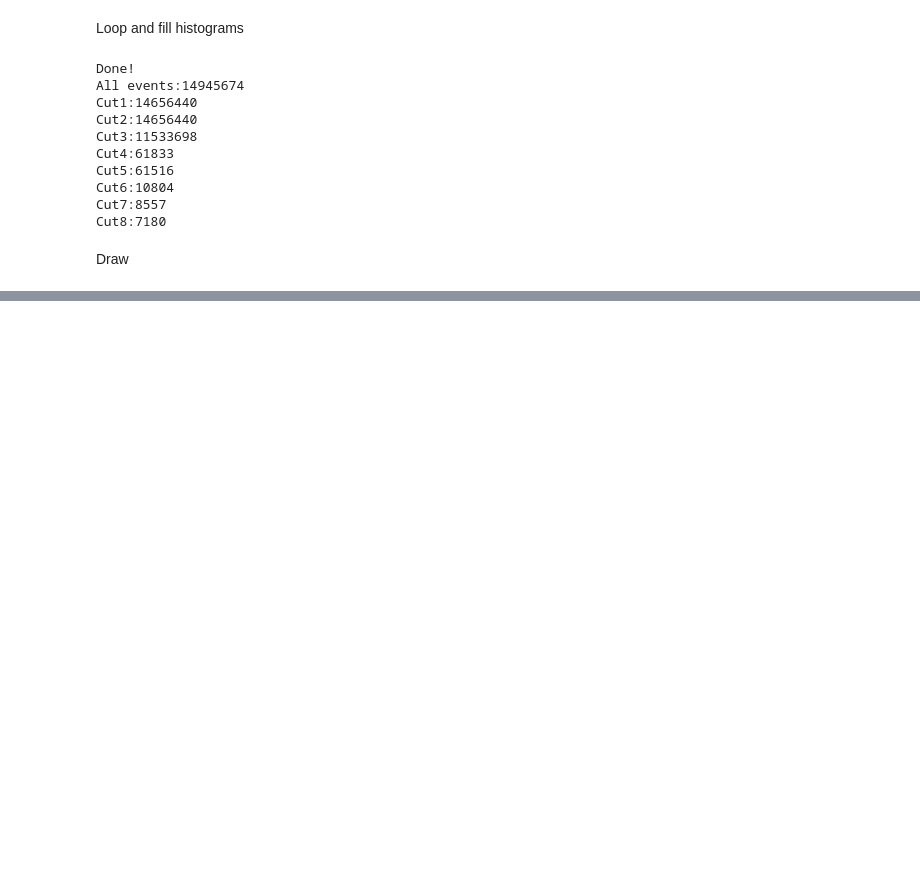
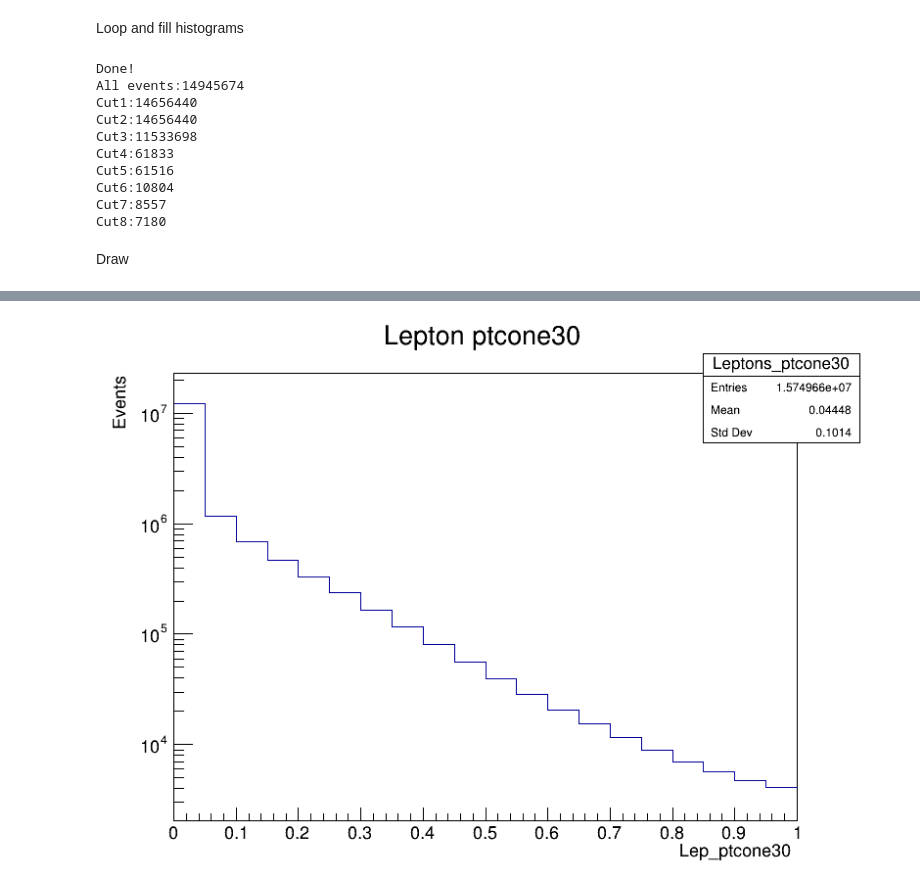
Before and after one commit to jummorenope/Temas-avanzados-en-f-sica-de-particulas, a Jupyter notebook: TTbar/TTbarSel_8TeV.ipynb, the cells around one changed output, grey strips where cells are left out. Drawn from its saved outputs; the diff is of its cells as text; code cells hidden in the pictures; blank space fills up the shorter version.

```diff
--- a/TTbar/TTbarSel_8TeV.ipynb
+++ b/TTbar/TTbarSel_8TeV.ipynb
@@ -258,0 +284,7 @@ canvas->Draw();
+# %%
+TCanvas *canvas = new TCanvas("Canvas","",800,600);
+hist_lep_pt30->Draw();
+canvas->SetLogy();
+canvas->Draw();
+# %% [output]
+[figure, added]
```
Also changed, not shown: parts of 19 cells of this notebook, 1 other file.
